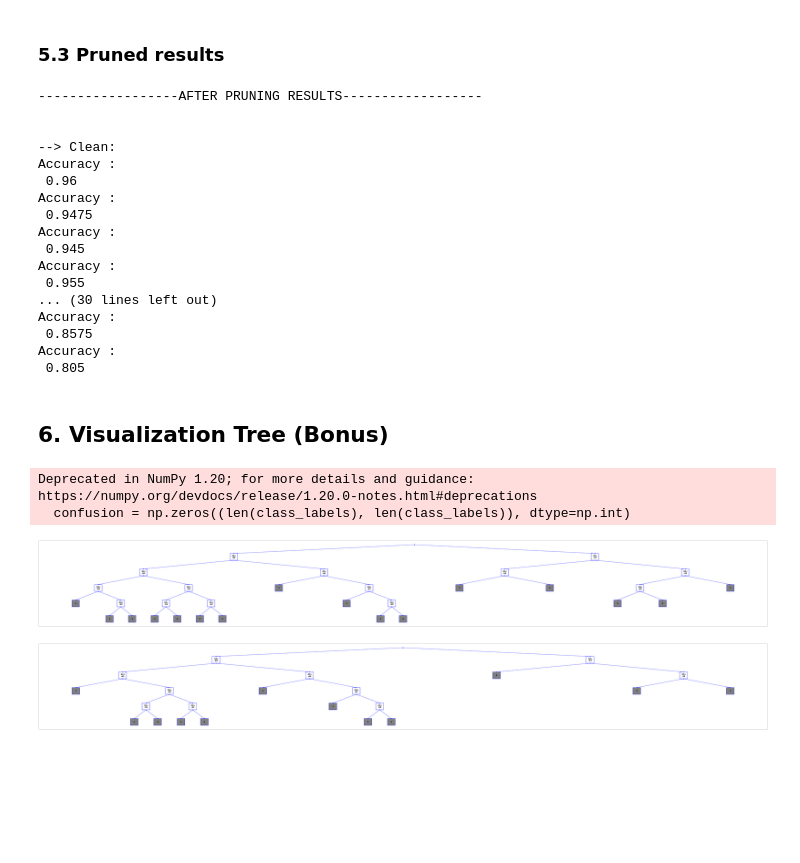
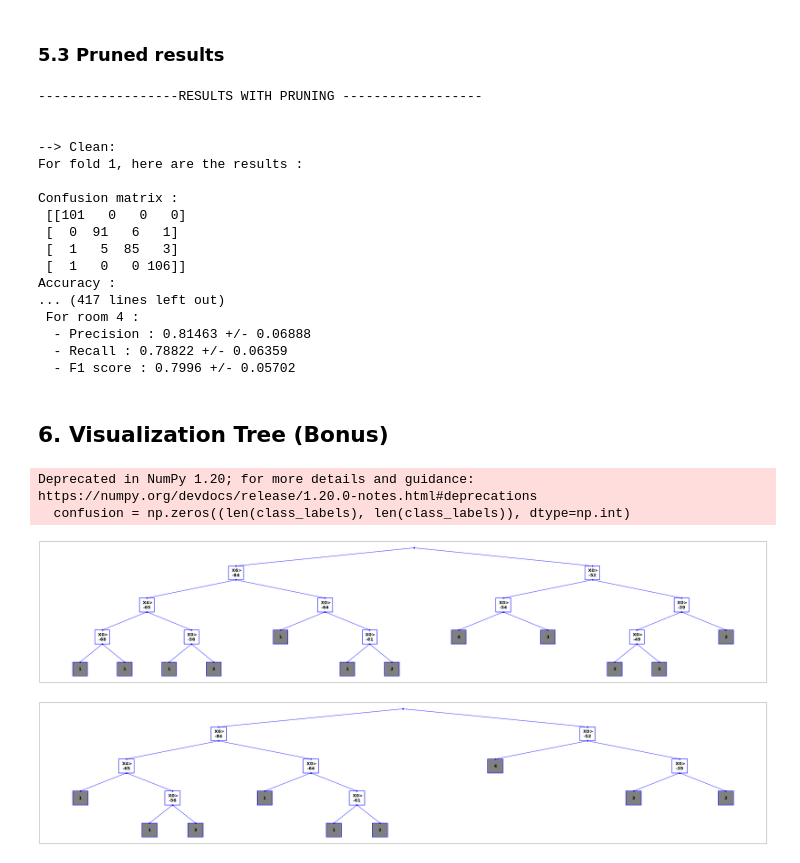
Before and after one commit to NikitaDmitrieff/ML, a Jupyter notebook: main_nikita_v2.ipynb, the cells around one changed output. Saved outputs shown, nothing was run; the diff lists cells and outputs as text; code cells hidden in the pictures; blank space fills up the shorter version.

Commit message:
Results

```diff
--- a/main_nikita_v2.ipynb
+++ b/main_nikita_v2.ipynb
@@ -1292,32 +1316,32 @@ For depth 15, we have this accuracy before pruning 0.7203125
 # %%
 print("\n------------------RESULTS WITH PRUNING ------------------\n")
 print("\n--> Clean:")
-plot_cv_results(cv2_pruned_clean, only_acc=True)
+plot_cv_results(cv2_pruned_clean)
 print("\n--> Noisy:")
-plot_cv_results(cv2_pruned_noisy, only_acc=True)
+plot_cv_results(cv2_pruned_noisy)
 # %% [output]
-------------------AFTER PRUNING RESULTS------------------
+------------------RESULTS WITH PRUNING ------------------
 
 
 --> Clean:
+For fold 1, here are the results :
+
+Confusion matrix :
+ [[101   0   0   0]
+ [  0  91   6   1]
+ [  1   5  85   3]
+ [  1   0   0 106]]
 Accuracy :
- 0.96
-Accuracy :
- 0.9475
-Accuracy :
- 0.945
-Accuracy :
- 0.955
-... (30 lines left out)
-Accuracy :
- 0.8575
-Accuracy :
- 0.805
+... (417 lines left out)
+ For room 4 :
+  - Precision : 0.81463 +/- 0.06888
+  - Recall : 0.78822 +/- 0.06359
+  - F1 score : 0.7996 +/- 0.05702
 # %% [markdown]
 ## **6. Visualization Tree (Bonus)**
 # %%
 # Constants:
-max_depth = 6
+max_depth = 5
 
 size_x, size_y = 4, 2
 thickness = size_y/3
@@ -1325,32 +1349,32 @@ multiplier_x = 1.5
 multiplier_y = 2.3
 line_indent = size_y*0
 ratio = ((2**max_depth)*multiplier_x)/((max_depth*2)*multiplier_y)
 
 # Assign a special ID to each non-terminal node
 nodes = {}
 
 axis_size_y = max_depth * size_y + (max_depth * size_y * 0.2)
 axis_size_x = axis_size_y * ratio * (size_x*1.2/size_y)
 
 display_results = False
 (dataset, x, y, classes) = read_dataset('wifi_db/clean_dataset.txt')
 
 ### Create a Tree object with no pruning yet
 my_tree = Tree(dataset, max_depth=max_depth)
 my_tree.fit_train(x, y)
 
 # Visualize it
 plot_tree(my_tree, axis_size_x, axis_size_y, x, y, size_x, size_y)
 plt.savefig('my_tree.png')
 
 ### Modify Tree object with pruning
 new_tree, acc_to_assert, max_acc_before = pruning(my_tree, x, y, display_results=display_results)
 
 # Visualize it
 plot_tree(new_tree, axis_size_x, axis_size_y, x, y, size_x, size_y)
 plt.savefig('new_tree.png')
 # %% [output]
 Deprecated in NumPy 1.20; for more details and guidance: https://numpy.org/devdocs/release/1.20.0-notes.html#deprecations
   confusion = np.zeros((len(class_labels), len(class_labels)), dtype=np.int)
-[figure, old version]
+[figure, new version]
-[figure, old version]
+[figure, new version]
```
Also changed, not shown: parts of 6 cells of this notebook, 2 other files.
